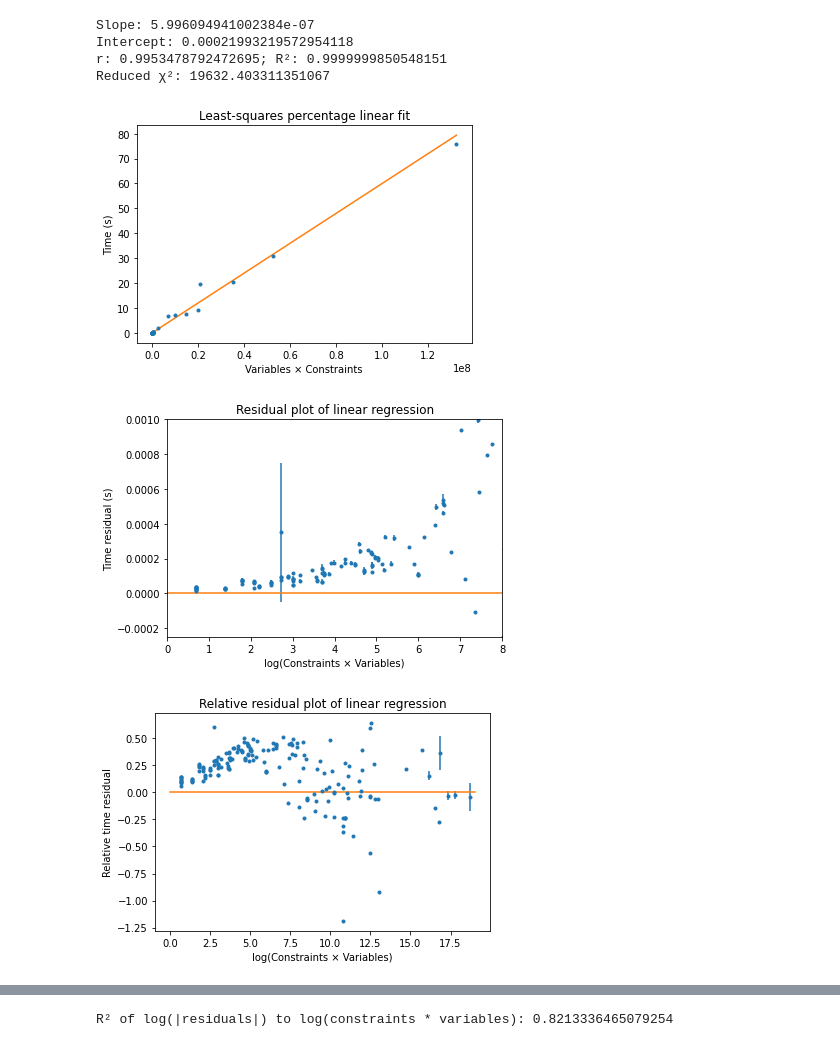
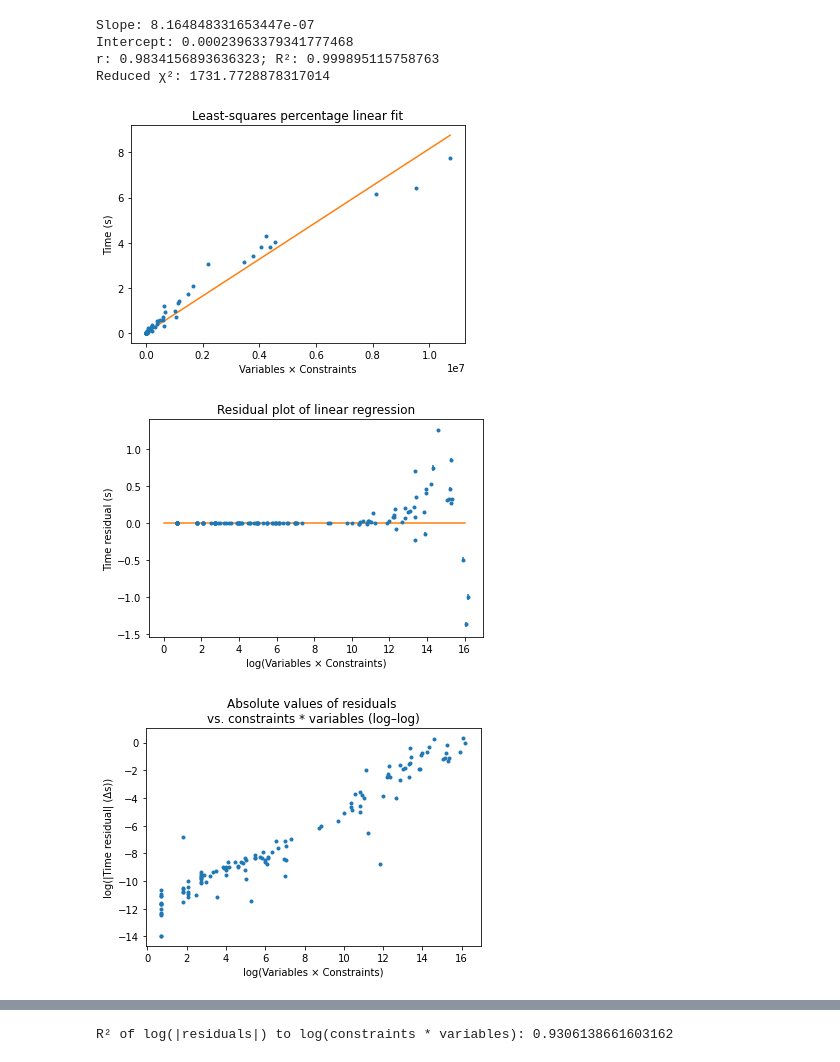
Before and after one commit to PSTC/pstc-jfp, a Jupyter notebook: pstc.ipynb, the cells around one changed output, grey strips where cells are left out. Cells and saved outputs as stored; diff of their text form; code cells hidden in the pictures.

```diff
--- a/pstc.ipynb
+++ b/pstc.ipynb
@@ -6,6 +6,13 @@ import numpy as np
 from scipy.stats import pearsonr, ttest_ind as ttest, ttest_ind_from_stats as ttest_stats
 from scipy.optimize import curve_fit
 
+TRIALS = 5
+
 def linear(x, slope, intercept):
     return np.poly1d([slope, intercept])(x)
+
+def percent(total, δtotal, t, δt):
+    per = t / total
+    unc = np.abs(per) * np.sqrt(np.power(δt / t, 2) + np.power(δtotal / total, 2))
+    return (per * 100, unc * 100)
 # %%
@@ -172,20 +302,22 @@ Constraints: t = -455.1989300413256; p = 6.075021227530603e-19
 # %%
-# Plotting `solve` times against |constraints| × |variables|
+### Plotting `solve` times against |constraints| × |variables|
 
-times = np.array(means)
+times = np.array(solve_times)
+uncs = np.array(solve_uncs)
+constraints = np.array(solve_constraints)
+variables = np.array(solve_variables)
+vcs = variables * constraints
 mean_time = np.mean(times)
-vcs = np.array(variables) * np.array(constraints)
-unc = np.array(stds)
 
 # Least Squares Percentage Regression (https://doi.org/10.2139%2Fssrn.1406472)
 # slope = (Σ(vcs/times)Σ(1/times²) - Σ(1/times)Σ(vcs/times²)) / (Σ(1/times²)Σ(vcs/times)² - (Σ(x/times²))²)
 # intercept = (Σ(1/times) - slope * Σ(vcs/times²)) / Σ(1/times²)
-slope = (np.sum(vcs/times) * np.sum(1/np.power(times, 2)) - np.sum(1/times) * np.sum(vcs/np.power(times, 2))) / (np.sum(1/np.power(times, 2)) * np.sum(np.power(vcs/times, 2)) - np.power(np.sum(vcs/np.power(times, 2)), 2))
-intercept = (np.sum(1/times) - slope * np.sum(vcs/np.power(times, 2))) / np.sum(1/np.power(times, 2))
+# slope = (np.sum(vcs/times) * np.sum(1/np.power(times, 2)) - np.sum(1/times) * np.sum(vcs/np.power(times, 2))) / (np.sum(1/np.power(times, 2)) * np.sum(np.power(vcs/times, 2)) - np.power(np.sum(vcs/np.power(times, 2)), 2))
+# intercept = (np.sum(1/times) - slope * np.sum(vcs/np.power(times, 2))) / np.sum(1/np.power(times, 2))
 
 # Ordinary Least Squares Regression
-# [slope, intercept], cov = curve_fit(linear, vcs, times, sigma = unc)
-# [[slope_var, _], [_, intercept_var]] = cov
+[slope, intercept], cov = curve_fit(linear, vcs, times, sigma = uncs)
+[[slope_var, _], [_, intercept_var]] = cov
 
 def model(x):
     return linear(x, slope, intercept)
@@ -193,55 +325,53 @@ residuals = times - model(vcs)
 
 # R² = (Σ((ŷ-ȳ)/y)²) / (Σ((y-ȳ)/y)²)
 Rsq = np.sum([np.power((model(vc) - mean_time) / time, 2) for (vc, time) in zip(vcs, times)]) / np.sum([np.power((time - mean_time) / time, 2) for time in times])
-chisq = np.power(residuals / unc, 2).sum() / (len(vcs) - 2)
+chisq = np.power(residuals / uncs, 2).sum() / (len(vcs) - 2)
 
 print(f"Slope: {slope}")
 print(f"Intercept: {intercept}")
 print(f"r: {pearsonr(vcs, times)[0]}; R²: {Rsq}")
 print(f"Reduced χ²: {chisq}")
 
 vcs_space = np.linspace(0, max(vcs), 128)
-plt.errorbar(vcs, times, yerr = unc, fmt = ".")
+plt.errorbar(vcs, times, yerr = uncs, fmt = ".")
 plt.plot(vcs_space, model(vcs_space), "-")
 plt.title("Least-squares percentage linear fit")
 plt.xlabel("Variables × Constraints")
 plt.ylabel("Time (s)")
 plt.show()
 
 _vcs = [vc for vc in vcs if vc > 0]
 _times = [t for (t, vc) in zip(times, vcs) if vc > 0]
 _residuals = [r for (r, vc) in zip(residuals, vcs) if vc > 0]
-_unc = [u for (u, vc) in zip(unc, vcs) if vc > 0]
+_uncs = [u for (u, vc) in zip(uncs, vcs) if vc > 0]
 _vcs_space = np.linspace(0, round(max(np.log(_vcs))), 128)
 
-plt.errorbar(np.log(_vcs), _residuals, yerr = _unc, fmt = ".")
+plt.errorbar(np.log(_vcs), _residuals, yerr = _uncs, fmt = ".")
 plt.plot(_vcs_space, np.zeros(128), "-")
-plt.xlim(0, 8)
-plt.ylim(-0.00025, 0.001)
 plt.title("Residual plot of linear regression")
 plt.xlabel("log(Variables × Constraints)")
 plt.ylabel("Time residual (s)")
 plt.show()
 
-plt.errorbar(np.log(_vcs), np.divide(_residuals, _times), yerr = _unc, fmt = ".")
-plt.plot(_vcs_space, np.zeros(128), "-")
-plt.title("Relative residual plot of linear regression")
-plt.xlabel("log(Variables × Constraints)")
-plt.ylabel("Relative time residual")
-plt.show()
+# plt.errorbar(np.log(_vcs), np.divide(_residuals, _times), yerr = _uncs, fmt = ".")
+# plt.plot(_vcs_space, np.zeros(128), "-")
+# plt.title("Relative residual plot of linear regression")
+# plt.xlabel("log(Variables × Constraints)")
+# plt.ylabel("Relative time residual")
+# plt.show()
 
 plt.plot(np.log(_vcs), np.log(np.abs(_residuals)), ".")
 plt.title("Absolute values of residuals \nvs. constraints * variables (log–log)")
 plt.xlabel("log(Variables × Constraints)")
 plt.ylabel("log(|Time residual| (Δs))")
 plt.show()
 
 print(f"R² of log(|residuals|) to log(constraints * variables): {np.power(pearsonr(np.log(_vcs), np.log(np.abs(_residuals)))[0], 2)}")
 # %% [output]
-Slope: 5.996094941002384e-07
-Intercept: 0.00021993219572954118
-r: 0.9953478792472695; R²: 0.9999999850548151
-Reduced χ²: 19632.403311351067
+Slope: 8.164848331653447e-07
+Intercept: 0.00023963379341777468
+r: 0.9834156893636323; R²: 0.999895115758763
+Reduced χ²: 1731.7728878317014
-[figure, old version]
+[figure, new version]
-[figure, old version]
+[figure, new version]
-[figure, old version]
+[figure, new version]
@@ -249,4 +378,4 @@ Reduced χ²: 19632.403311351067
-R² of log(|residuals|) to log(constraints * variables): 0.8213336465079254
+R² of log(|residuals|) to log(constraints * variables): 0.9306138661603162
 # %%
 from distfit import distfit
 from scipy.stats import pareto, expon
```
Also changed, not shown: parts of 9 cells of this notebook, 14 other files.
